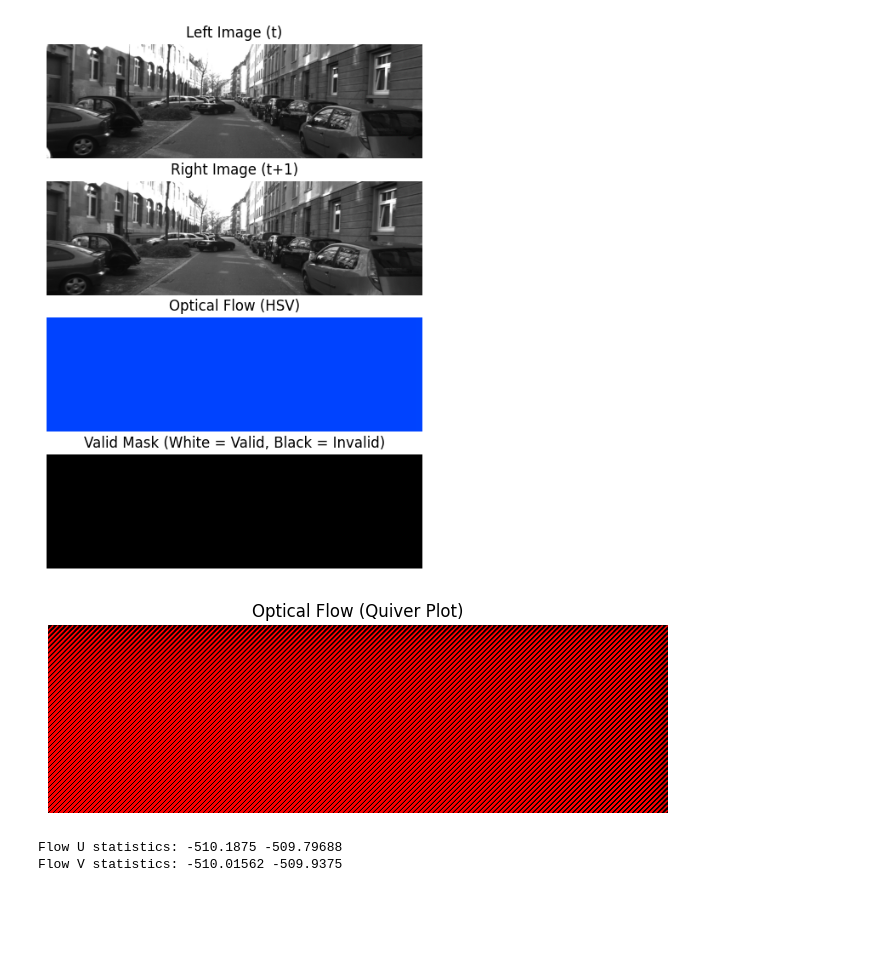
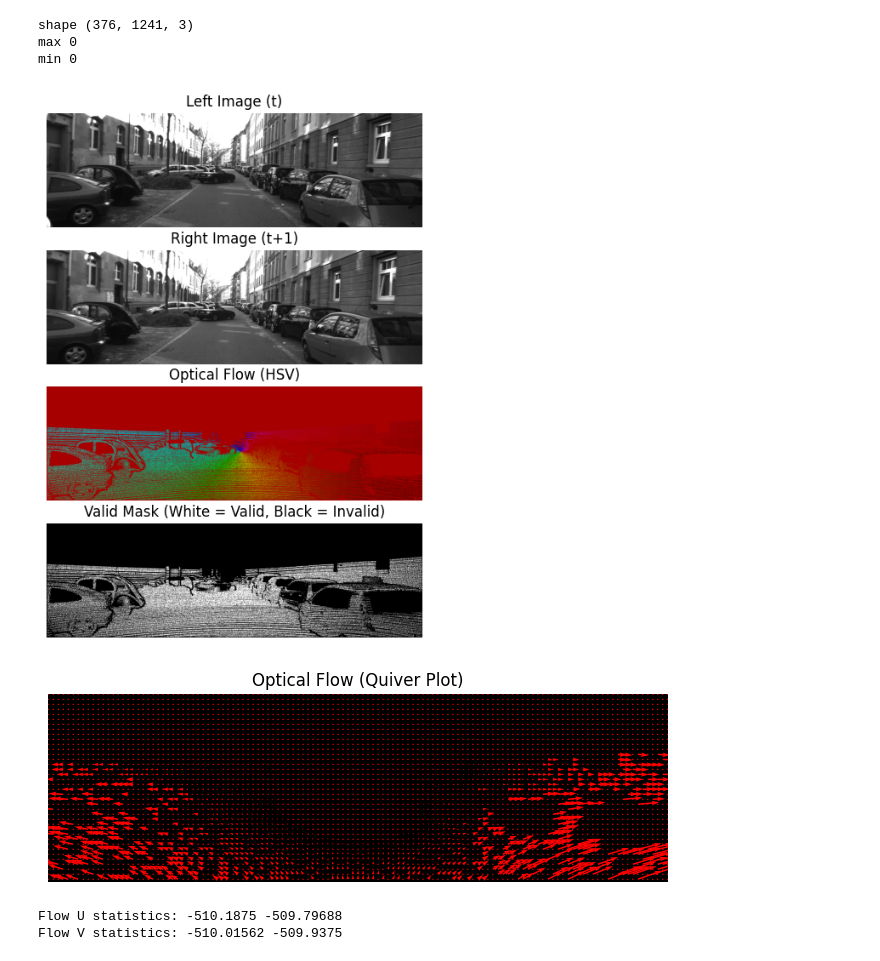
Before and after one commit to mcv-m6-video/mcv-c6-2025-team5, a Jupyter notebook: Week3/dataset_flow/tester.ipynb, the cells around one changed output. Cells and saved outputs as stored; diff of their text form; code cells hidden in the pictures; blank space fills up the shorter version.

Commit message:
feat: metricas and flow

```diff
--- a/Week3/dataset_flow/tester.ipynb
+++ b/Week3/dataset_flow/tester.ipynb
@@ -4,13 +4,21 @@ import cv2
 import matplotlib.pyplot as plt
 from PIL import Image
 
+
 def load_optical_flow(flow_path):
     """Loads KITTI 2012 optical flow file and decodes u, v components."""
-    flow_img = np.array(Image.open(flow_path).convert("RGB"))  # Read as uint16
-    flow_u = (flow_img[:, :, 0].astype(np.float32) - 2**15) / 64.0
-    flow_v = (flow_img[:, :, 1].astype(np.float32) - 2**15) / 64.0
+
+    flow_img = cv2.imread(flow_path, cv2.IMREAD_UNCHANGED).astype(np.double)  # Read as uint16
+    flow_u = (flow_img[:, :, 2] - 2**15) / 64.0
+    flow_v = (flow_img[:, :, 1] - 2**15) / 64.0
+
+    valid = flow_img[:,:,0]
+
+    flow_u[valid == 0] = 0
+    flow_v[valid == 0] = 0
+
     valid_mask = flow_img[:, :, 2] > 0  # 1 = valid flow, 0 = invalid
-    return flow_u, flow_v, valid_mask
+    return flow_u, flow_v, valid
 
 def visualize_optical_flow_hsv(flow_u, flow_v, valid_mask):
     """Visualizes optical flow using an HSV color encoding."""
@@ -19,9 +27,9 @@ def visualize_optical_flow_hsv(flow_u, flow_v, valid_mask):
 
     # Create an HSV image (hue = direction, value = magnitude)
     hsv = np.zeros((h, w, 3), dtype=np.uint8)
-    hsv[..., 0] = (angle * 180 / np.pi / 2).astype(np.uint8)  # Hue (direction)
+    hsv[..., 0] = (angle * 180 / np.pi / 2) # Hue (direction)
     hsv[..., 1] = 255  # Saturation
-    hsv[..., 2] = np.clip(magnitude * 5, 0, 255).astype(np.uint8)  # Value (intensity)
+    hsv[..., 2] =  cv2.normalize(mag, None, 0, 255, cv2.NORM_MINMAX)  # Value (intensity)
 
     return cv2.cvtColor(hsv, cv2.COLOR_HSV2RGB)  # Convert to RGB for visualization
 
@@ -37,37 +45,47 @@ def visualize_optical_flow_quiver(flow_u, flow_v, valid_mask, step=10):
     plt.axis("off")
     plt.show()
 
+
 # Paths to images and flow file (update as needed)
 image_left_path = "image_0/000045_10.png"
 image_right_path = "image_0/000045_11.png"
 flow_path = "flow_oclusion/000045_10.png"
 
 # Load images and flow
 image_left = np.array(Image.open(image_left_path).convert("RGB"))
 image_right = np.array(Image.open(image_right_path).convert("RGB"))
-flow_u, flow_v, valid_mask = load_optical_flow(flow_path)
+flow_u, flow_v, mask = load_optical_flow(flow_path)
+
 
 # Visualize Flow in HSV
 flow_hsv = visualize_optical_flow_hsv(flow_u, flow_v, valid_mask)
 
+# read an image
+img = np.array(cv2.imread(flow_path))
+print(f"shape {img.shape}")
+print(f"max {np.max(img[:,:,0])}")
+print(f"min {np.min(img[:,:,0])}")
 # Plot side-by-side comparison
 fig, axes = plt.subplots(4, 1, figsize=(10, 8))
 axes[0].imshow(image_left)
 axes[0].set_title("Left Image (t)")
 axes[1].imshow(image_right)
 axes[1].set_title("Right Image (t+1)")
 axes[2].imshow(flow_hsv)
 axes[2].set_title("Optical Flow (HSV)")
-axes[3].imshow(valid_mask, cmap="gray")
+axes[3].imshow(mask, cmap="grey")
 axes[3].set_title("Valid Mask (White = Valid, Black = Invalid)")
 
 for ax in axes:
     ax.axis("off")
 
 plt.show()
 
 # Show quiver plot separately
 visualize_optical_flow_quiver(flow_u, flow_v, valid_mask)
 # %% [output]
+shape (376, 1241, 3)
+max 0
+min 0
-[figure, old version]
+[figure, new version]
-[figure, old version]
+[figure, new version]
```
Also changed, not shown: parts of 1 cell of this notebook.
